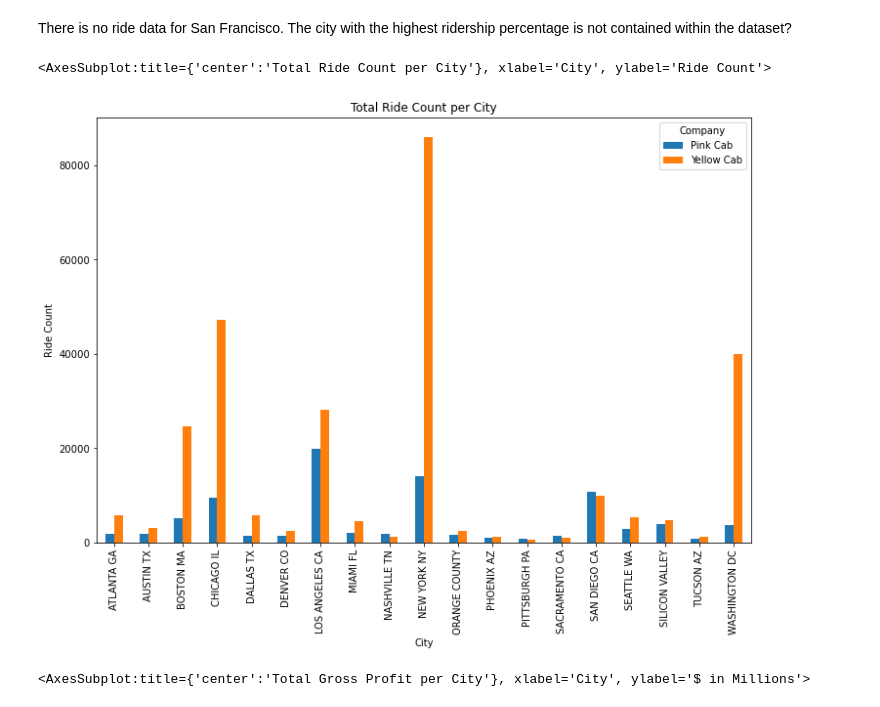
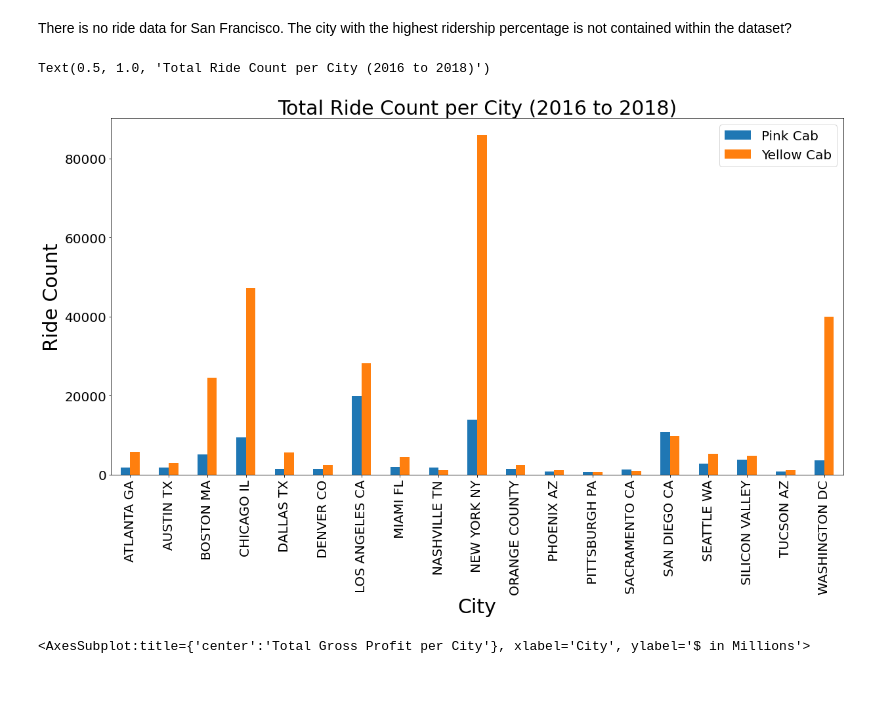
Before and after one commit to Bag0niku/Cab-Investments, a Jupyter notebook: Analysis/EDA.ipynb, the cells around one changed output. Drawn from its saved outputs; the diff is of its cells as text; code cells hidden in the pictures.

Commit message:
building and saving graphs for the report

```diff
--- a/Analysis/EDA.ipynb
+++ b/Analysis/EDA.ipynb
@@ -337,10 +462,13 @@ city_df.set_index("City").join(total_rides)
 There is no ride data for San Francisco. The city with the highest ridership percentage is not contained within the dataset?
 # %%
 total_rides = transaction_data.pivot_table(columns="Company", index="City", aggfunc="count")["Price Charged"]
-total_rides.plot.bar(figsize=(12,8), xlabel="City", ylabel="Ride Count", title="Total Ride Count per City")
+total_rides.plot.bar(figsize=(20,10), fontsize=20).legend(fontsize=20)
+plt.xlabel("City", fontsize=30)
+plt.ylabel("Ride Count", fontsize=30)
+plt.title("Total Ride Count per City (2016 to 2018)", fontsize=30)
 # %% [output]
-<AxesSubplot:title={'center':'Total Ride Count per City'}, xlabel='City', ylabel='Ride Count'>
+Text(0.5, 1.0, 'Total Ride Count per City (2016 to 2018)')
-[figure, old version]
+[figure, new version]
 # %%
 gross_profit = transaction_data.pivot_table(columns="Company", index="City", aggfunc="sum")["Price Charged"]
 gross_profit.plot.bar(figsize=(12,8), xlabel="City", ylabel="$ in Millions", title="Total Gross Profit per City")
```
Also changed, not shown: parts of 32 cells of this notebook, 6 other files.
